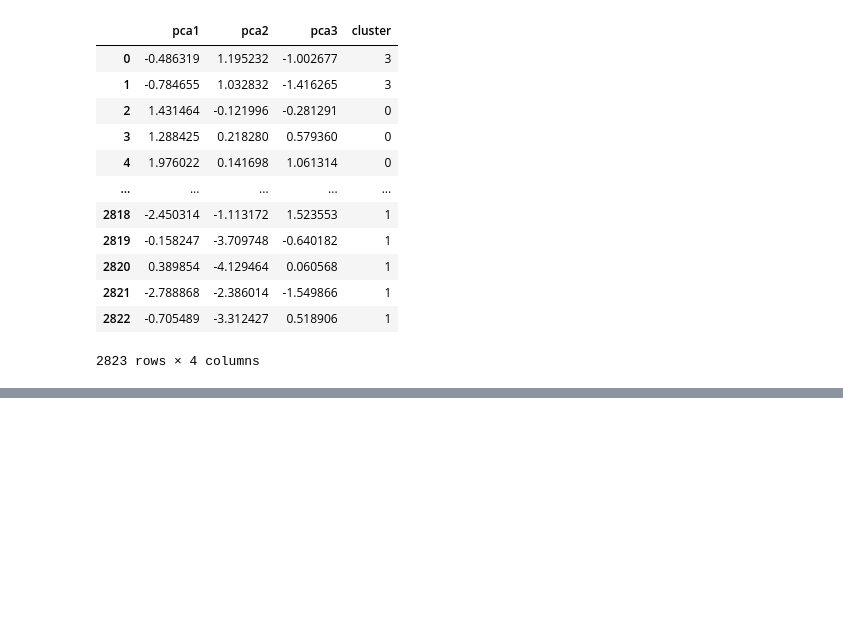
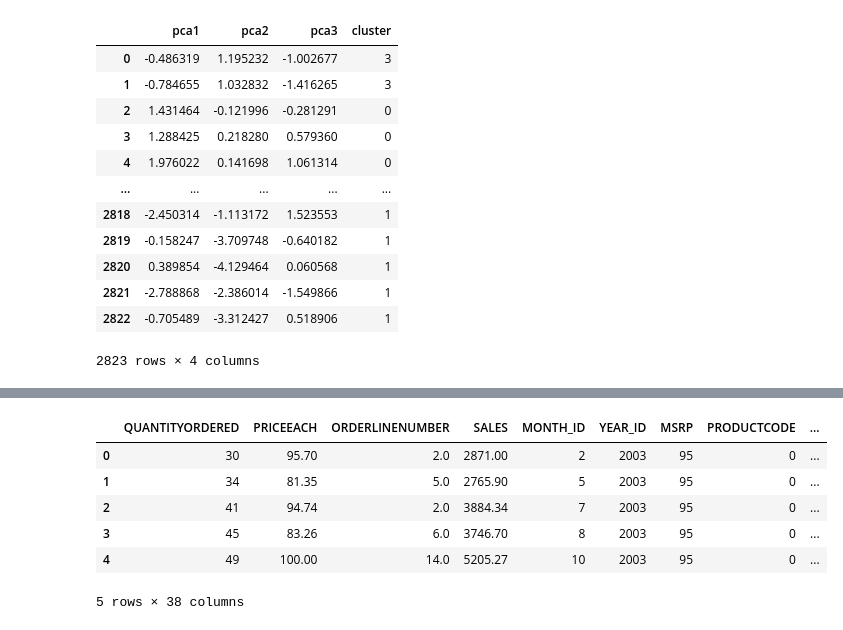
Before and after one commit to asherbabu/CustomerSegmentation, a Jupyter notebook: proj_customer.ipynb, the cells around one changed output, grey strips where cells are left out. Drawn from its saved outputs; the diff is of its cells as text; code cells hidden in the pictures; blank space fills up the shorter version.

```diff
--- a/proj_customer.ipynb
+++ b/proj_customer.ipynb
@@ -643,0 +694,2 @@ fig.show()
+# %%
+autoencoder.fit(sales_df, sales_df, batch_size = 128, epochs = 500, verbose = 3)
@@ -643,0 +738,16 @@ fig.show()
+# %%
+kmeans = KMeans(3)
+kmeans.fit(pred)
+labels = kmeans.labels_
+y_kmeans = kmeans.fit_predict(sales_df_scaled)
+# %%
+df_cluster_dr = pd.concat([sales_df, pd.DataFrame({'cluster':labels})], axis = 1)
+df_cluster_dr.head()
+# %% [output]
+|  | QUANTITYORDERED | PRICEEACH | ORDERLINENUMBER | SALES | MONTH_ID | YEAR_ID | MSRP | PRODUCTCODE | ... |
+| 0 | 30 | 95.70 | 2.0 | 2871.00 | 2 | 2003 | 95 | 0 | ... |
+| 1 | 34 | 81.35 | 5.0 | 2765.90 | 5 | 2003 | 95 | 0 | ... |
+| 2 | 41 | 94.74 | 2.0 | 3884.34 | 7 | 2003 | 95 | 0 | ... |
+| 3 | 45 | 83.26 | 6.0 | 3746.70 | 8 | 2003 | 95 | 0 | ... |
+| 4 | 49 | 100.00 | 14.0 | 5205.27 | 10 | 2003 | 95 | 0 | ... |
+5 rows × 38 columns
```
Also changed, not shown: parts of 20 cells of this notebook.
